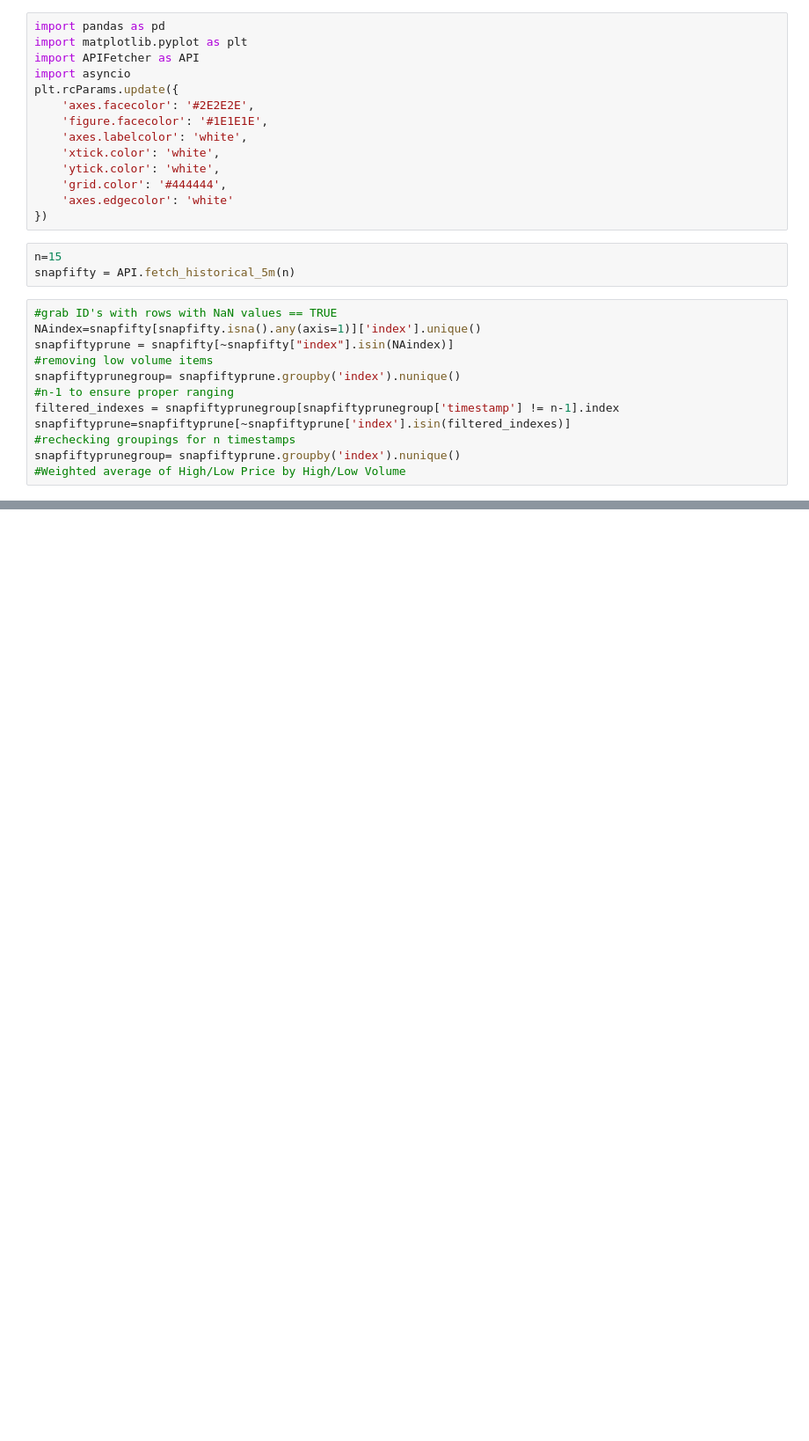
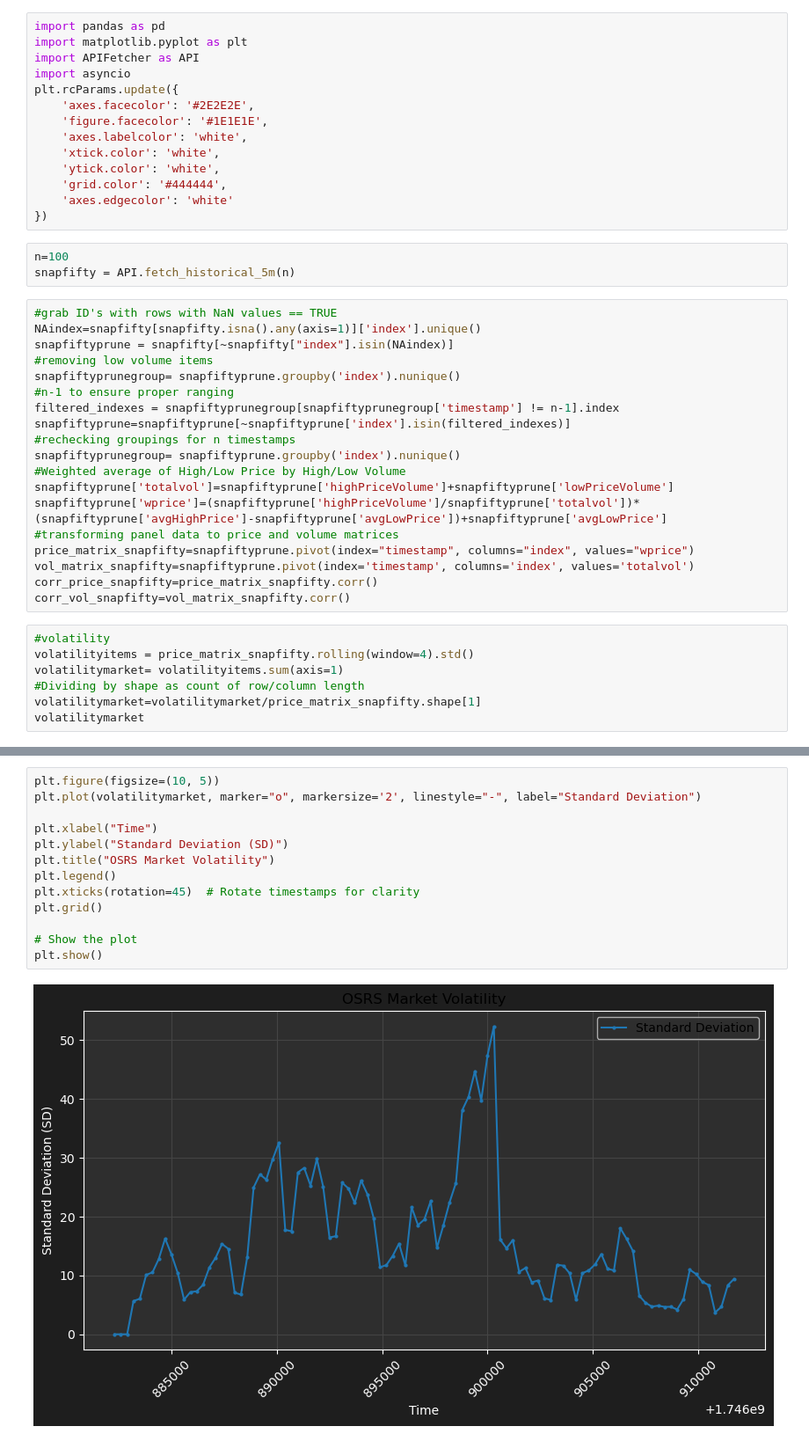
Before and after one commit to Developer-KI/RunescapeGET, a Jupyter notebook: Visual.ipynb, the cells around one changed output, grey strips where cells are left out. Shown at 88% size. Drawn from its saved outputs; the diff is of its cells as text; blank space fills up the shorter version.

```diff
--- a/Visual.ipynb
+++ b/Visual.ipynb
@@ -13,7 +13,7 @@ plt.rcParams.update({
     'axes.edgecolor': 'white'
 })
 # %%
-n=15
+n=100
 snapfifty = API.fetch_historical_5m(n)
 # %%
 #grab ID's with rows with NaN values == TRUE
@@ -27,3 +27,17 @@ snapfiftyprune=snapfiftyprune[~snapfiftyprune['index'].isin(filtered_indexes)]
 #rechecking groupings for n timestamps
 snapfiftyprunegroup= snapfiftyprune.groupby('index').nunique()
 #Weighted average of High/Low Price by High/Low Volume
+snapfiftyprune['totalvol']=snapfiftyprune['highPriceVolume']+snapfiftyprune['lowPriceVolume']
+snapfiftyprune['wprice']=(snapfiftyprune['highPriceVolume']/snapfiftyprune['totalvol'])*(snapfiftyprune['avgHighPrice']-snapfiftyprune['avgLowPrice'])+snapfiftyprune['avgLowPrice']
+#transforming panel data to price and volume matrices
+price_matrix_snapfifty=snapfiftyprune.pivot(index="timestamp", columns="index", values="wprice")
+vol_matrix_snapfifty=snapfiftyprune.pivot(index='timestamp', columns='index', values='totalvol')
+corr_price_snapfifty=price_matrix_snapfifty.corr()
+corr_vol_snapfifty=vol_matrix_snapfifty.corr()
+# %%
+#volatility
+volatilityitems = price_matrix_snapfifty.rolling(window=4).std()
+volatilitymarket= volatilityitems.sum(axis=1)
+#Dividing by shape as count of row/column length
+volatilitymarket=volatilitymarket/price_matrix_snapfifty.shape[1]
+volatilitymarket
@@ -30 +58,16 @@ snapfiftyprunegroup= snapfiftyprune.groupby('index').nunique()
+# %%
+plt.figure(figsize=(10, 5))
+plt.plot(volatilitymarket, marker="o", markersize='2', linestyle="-", label="Standard Deviation")
+
+plt.xlabel("Time")
+plt.ylabel("Standard Deviation (SD)")
+plt.title("OSRS Market Volatility")
+plt.legend()
+plt.xticks(rotation=45)  # Rotate timestamps for clarity
+plt.grid()
+
+# Show the plot
+plt.show()
+# %% [output]
+[figure, added]
 # %%
```
Also changed, not shown: parts of 2 cells of this notebook.
